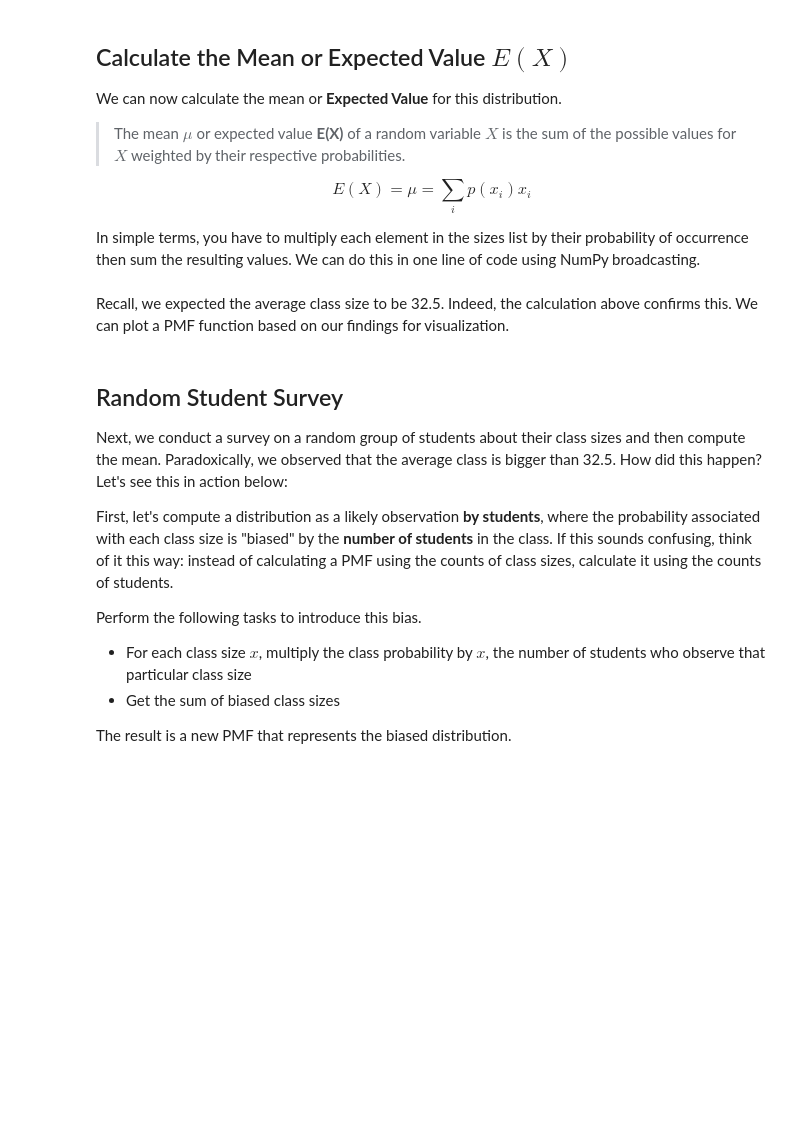
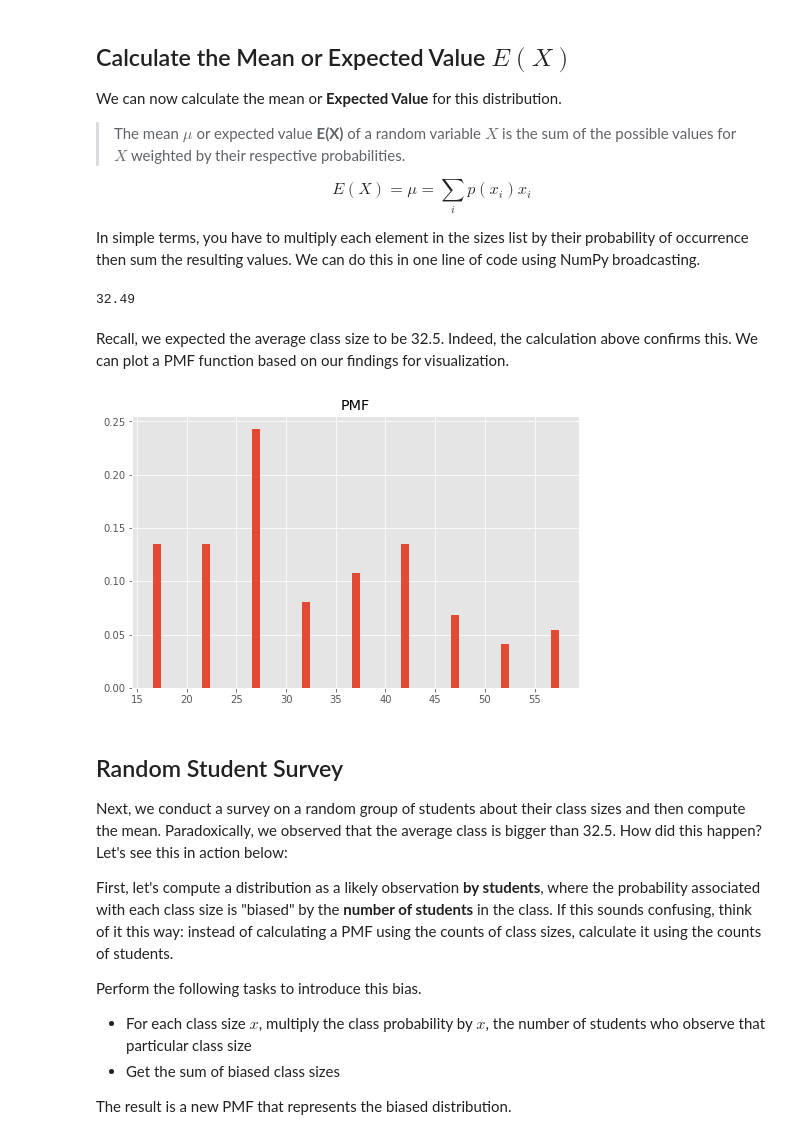
Before and after one commit to adcm2292/dsc-probability-mass-function-lab, a Jupyter notebook: index.ipynb, the cells around one changed output. Drawn from its saved outputs; the diff is of its cells as text; code cells hidden in the pictures; blank space fills up the shorter version.

```diff
--- a/index.ipynb
+++ b/index.ipynb
@@ -53,9 +53,9 @@ Following the approach seen in the previous lesson, calculate the PMF by normali
 sum_class = sum(size_and_count.values())
 
 # Divide each class size value by the total number of classes
-pmf = None
+pmf = [round(value/sum_class, 3) for value in size_and_count.values()]
 
-sizes = None
+sizes = list(size_and_count.keys())
 sizes, pmf
 
 # ([17, 22, 27, 32, 37, 42, 47, 52, 57],
@@ -80,19 +83,25 @@ $$ E(X) = \mu = \sum_i p(x_i)x_i$$
 In simple terms, you have to multiply each element in the sizes list by their probability of occurrence then sum the resulting values. We can do this in one line of code using NumPy broadcasting.
 # %%
 # Calculate the expected value (mu) using formula above
-mu = None
+mu = np.multiply(pmf, sizes).sum()
 mu
-
 # 32.49
+# %% [output]
+32.49
 # %% [markdown]
 Recall, we expected the average class size to be 32.5. Indeed, the calculation above confirms this. We can plot a PMF function based on our findings for visualization.
 # %%
 import matplotlib.pyplot as plt
 %matplotlib inline
 plt.style.use('ggplot')
 plt.figure(figsize=(8,5))
 
 # Plot the pmf
+plt.bar(size_and_count.keys(), pmf)
+plt.title('PMF')
+plt.show()
+# %% [output]
+[figure, added]
 # %% [markdown]
 ## Random Student Survey
 
```
Also changed, not shown: parts of 8 cells of this notebook.
